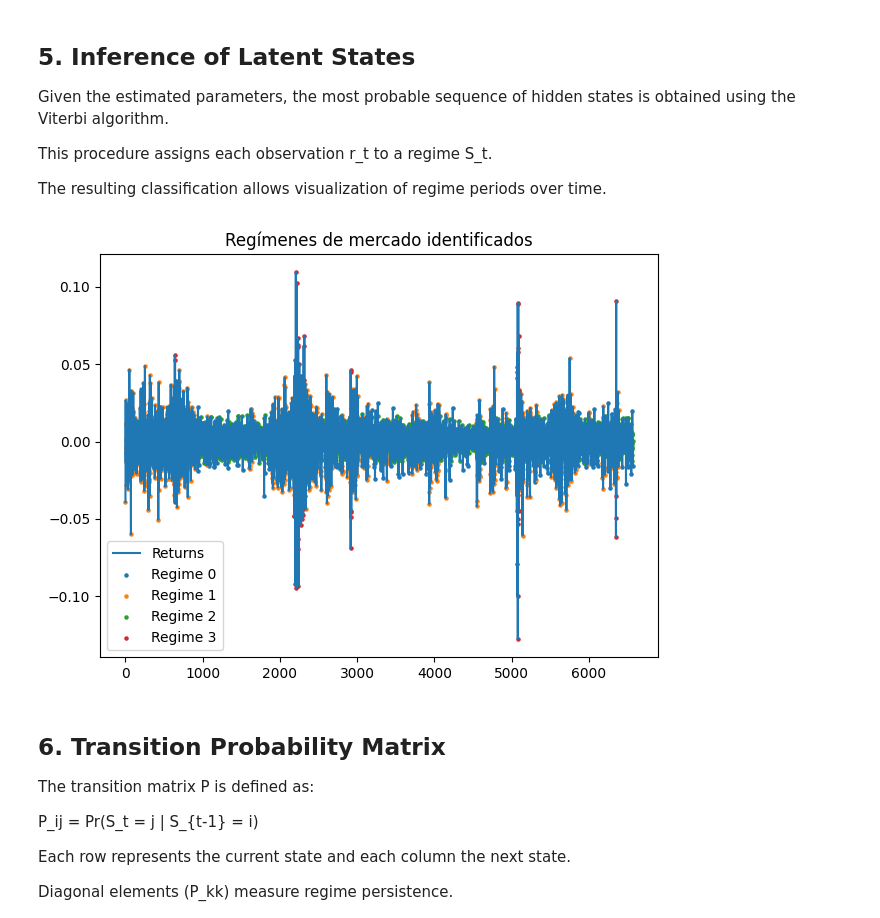
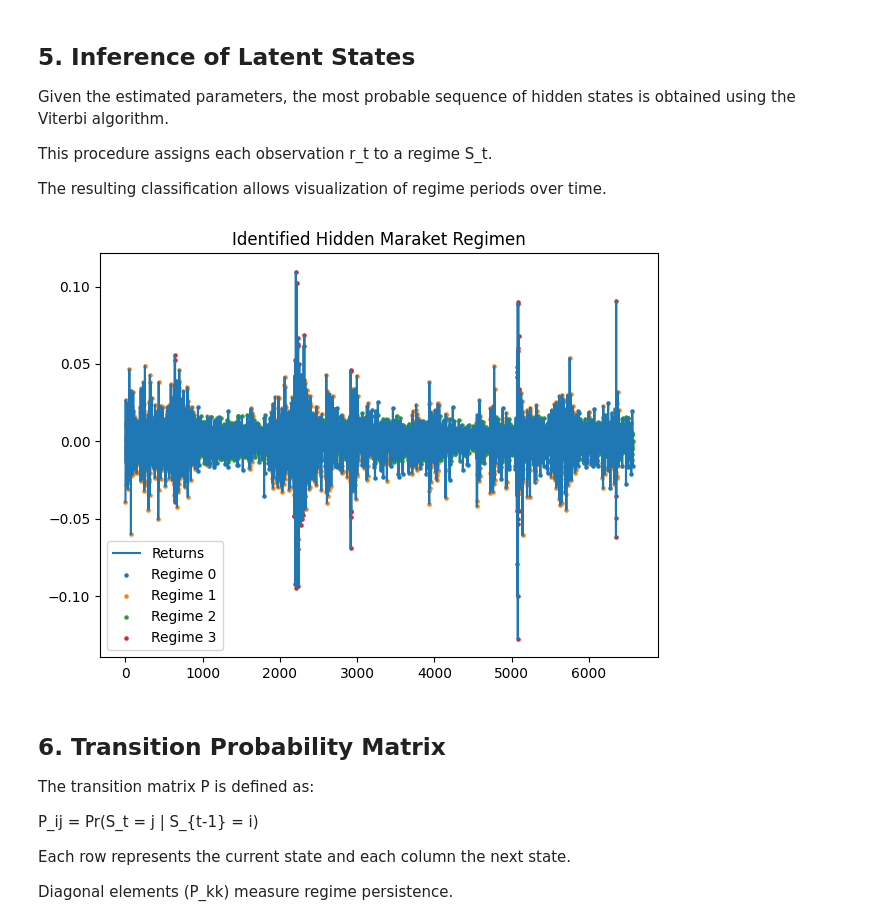
Before and after one commit to DaniLopez02/market-regime-detection-hmm, a Jupyter notebook: market_regime_identification_hmm.ipynb, the cells around one changed output. Drawn from its saved outputs; the diff is of its cells as text; code cells hidden in the pictures.

```diff
--- a/market_regime_identification_hmm.ipynb
+++ b/market_regime_identification_hmm.ipynb
@@ -237,15 +237,15 @@ The resulting classification allows visualization of regime periods over time.
 # %%
 plt.figure()
 plt.plot(returns.values, label="Returns")
 for state in range(best_model.n_components):
     mask = hidden_states == state
     plt.scatter(np.where(mask)[0], returns.values[mask], s=5, label=f"Regime {state}")
 plt.legend()
-plt.title("Regímenes de mercado identificados")
+plt.title("Identified Hidden Maraket Regimen")
 plt.tight_layout()
 plt.show()
 # %% [output]
-[figure, old version]
+[figure, new version]
 # %% [markdown]
 ## 6. Transition Probability Matrix
 
```
Also changed, not shown: parts of 4 cells of this notebook.
